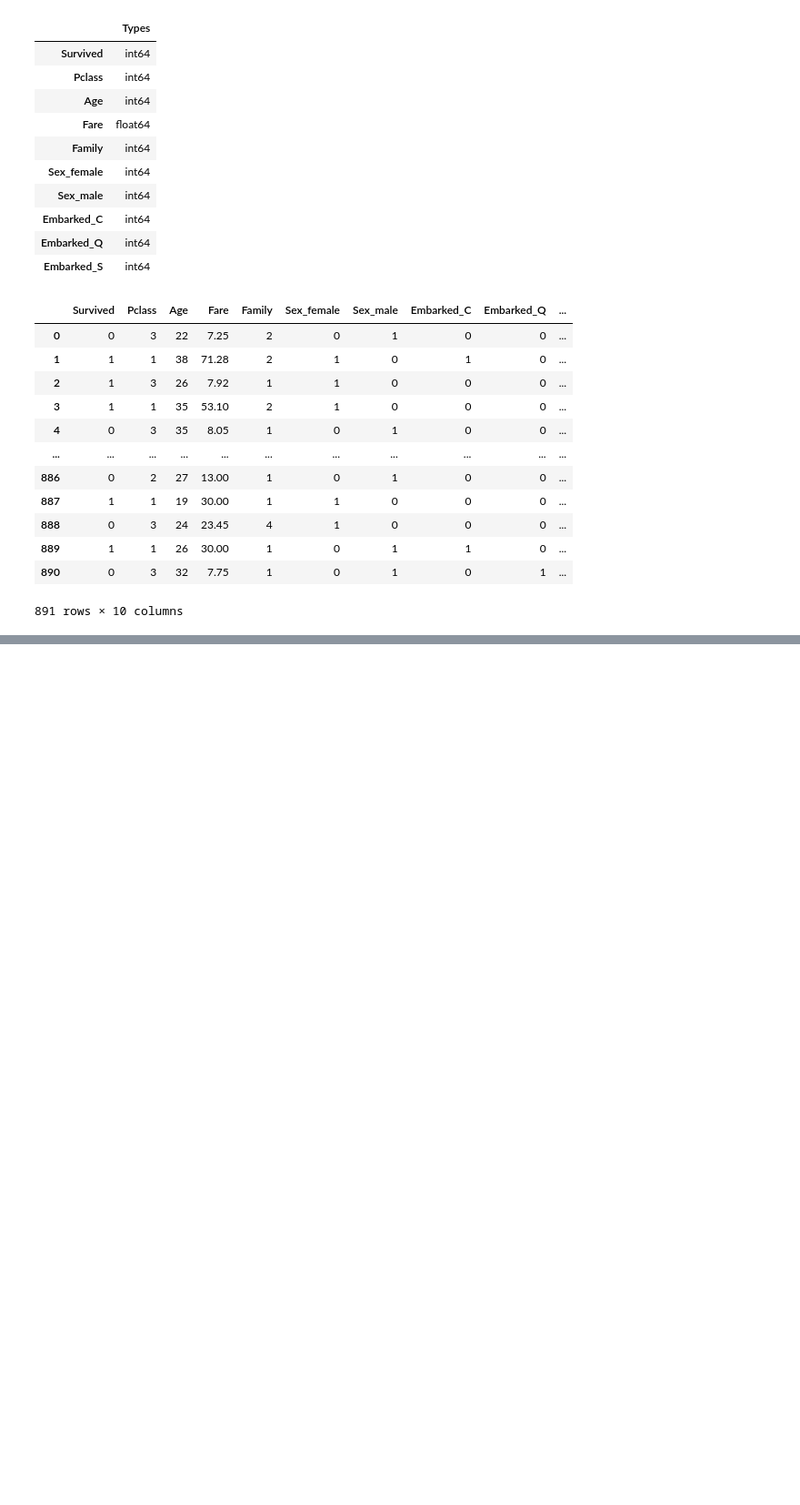
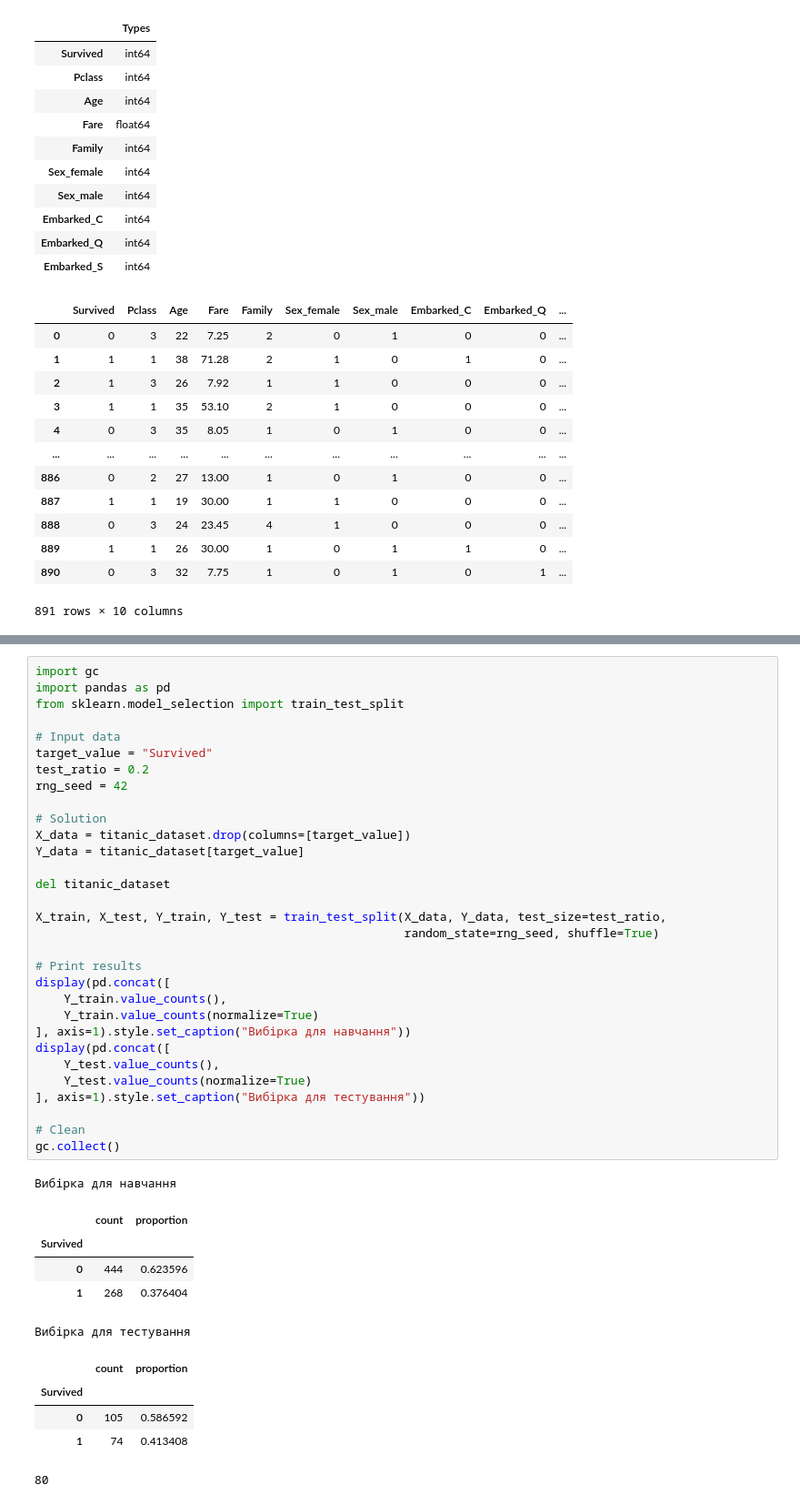
Before and after one commit to BogdanPinchuk/DataScience-PBY_HW12, a Jupyter notebook: Bohdan_Pinchuk_DS_HW12.ipynb, the cells around one changed output, grey strips where cells are left out. Shown at 91% size. Drawn from its saved outputs; the diff is of its cells as text; blank space fills up the shorter version.

```diff
--- a/Bohdan_Pinchuk_DS_HW12.ipynb
+++ b/Bohdan_Pinchuk_DS_HW12.ipynb
@@ -427,0 +440,43 @@ display(titanic_dataset)
+# %%
+import gc
+import pandas as pd
+from sklearn.model_selection import train_test_split
+
+# Input data
+target_value = "Survived"
+test_ratio = 0.2
+rng_seed = 42
+
+# Solution
+X_data = titanic_dataset.drop(columns=[target_value])
+Y_data = titanic_dataset[target_value]
+
+del titanic_dataset
+
+X_train, X_test, Y_train, Y_test = train_test_split(X_data, Y_data, test_size=test_ratio,
+                                                    random_state=rng_seed, shuffle=True)
+
+# Print results
+display(pd.concat([
+    Y_train.value_counts(),
+    Y_train.value_counts(normalize=True)
+], axis=1).style.set_caption("Вибірка для навчання"))
+display(pd.concat([
+    Y_test.value_counts(),
+    Y_test.value_counts(normalize=True)
+], axis=1).style.set_caption("Вибірка для тестування"))
+
+# Clean
+gc.collect()
+# %% [output]
+Вибірка для навчання
+|  | count | proportion |
+| Survived |  |  |
+| 0 | 444 | 0.623596 |
+| 1 | 268 | 0.376404 |
+Вибірка для тестування
+|  | count | proportion |
+| Survived |  |  |
+| 0 | 105 | 0.586592 |
+| 1 | 74 | 0.413408 |
+80
```
Also changed, not shown: parts of 5 cells of this notebook.
